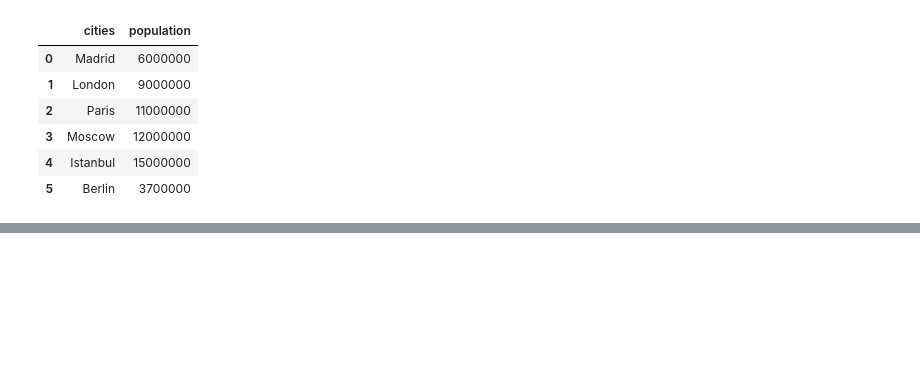
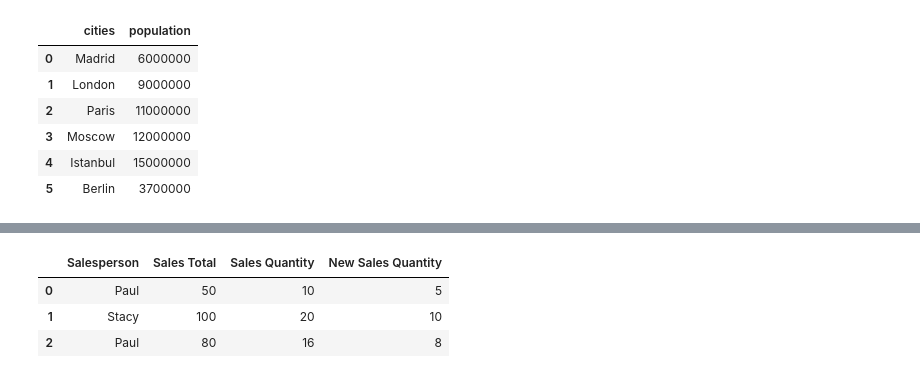
Before and after one commit to richardgourley/pandas-one-pagers, a Jupyter notebook: pandas-one-pager.ipynb, the cells around one changed output, grey strips where cells are left out. Drawn from its saved outputs; the diff is of its cells as text; code cells hidden in the pictures; blank space fills up the shorter version.

```diff
--- a/pandas-one-pager.ipynb
+++ b/pandas-one-pager.ipynb
@@ -257,0 +368,8 @@ df
+# %%
+# Using df_sp from above (Salesperson and Sales Total columns)
+df_sp
+# %% [output]
+|  | Salesperson | Sales Total | Sales Quantity | New Sales Quantity |
+| 0 | Paul | 50 | 10 | 5 |
+| 1 | Stacy | 100 | 20 | 10 |
+| 2 | Paul | 80 | 16 | 8 |
```
Also changed, not shown: parts of 26 cells of this notebook.
